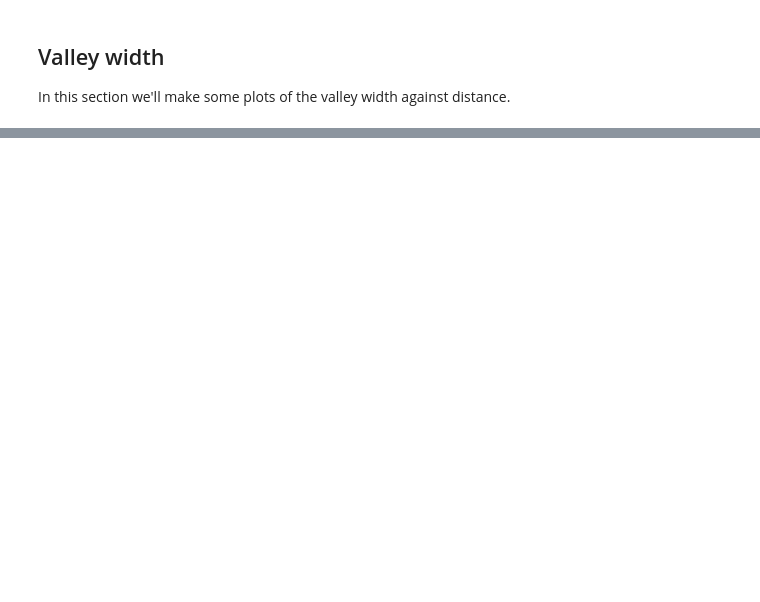
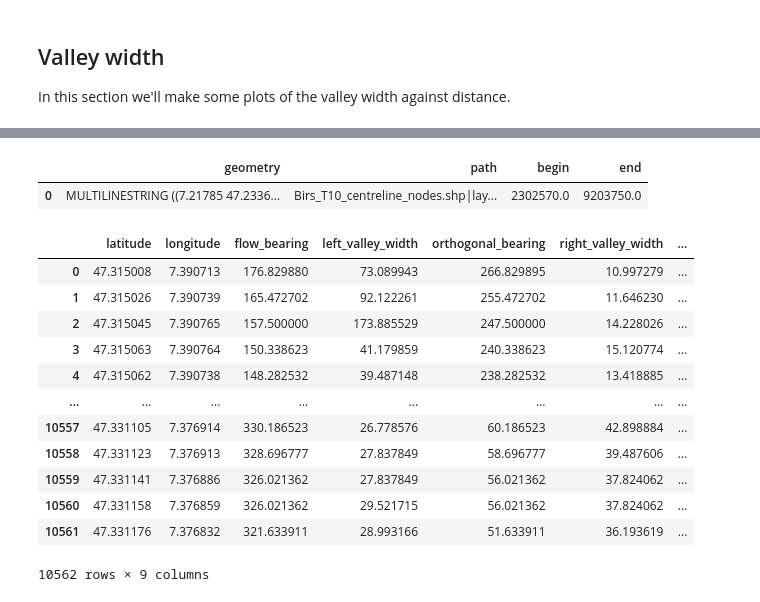
Before and after one commit to LSDtopotools/lsdtt_notebooks, a Jupyter notebook: lsdviztools/valley_analysis/plot-valley-analysis.ipynb, the cells around one changed output, grey strips where cells are left out. Cells and saved outputs as stored; diff of their text form; code cells hidden in the pictures; blank space fills up the shorter version.

```diff
--- a/lsdviztools/valley_analysis/plot-valley-analysis.ipynb
+++ b/lsdviztools/valley_analysis/plot-valley-analysis.ipynb
@@ -118,0 +141,17 @@ widths
+# %%
+# now read in the centreline to a geopandas geodataframe
+centreline = gpd.read_file(centreline_shp)
+centreline = centreline.dissolve()
+
+# get the centreline in UTM
+centreline_utm = centreline.to_crs(UTM_EPSG_code)
+# set up the pyproj transformer
+transformer = Transformer.from_crs("epsg:4326", UTM_EPSG_code)
+
+# set up the master dataframe for storing all the width data together
+widths = gpd.GeoDataFrame()
+# %%
+centreline
+# %% [output]
+|  | geometry | path | begin | end |
+| 0 | MULTILINESTRING ((7.21785 47.2336... | Birs_T10_centreline_nodes.shp|lay... | 2302570.0 | 9203750.0 |
@@ -118,0 +179,16 @@ widths
+# %%
+widths
+# %% [output]
+|  | latitude | longitude | flow_bearing | left_valley_width | orthogonal_bearing | right_valley_width | ... |
+| 0 | 47.315008 | 7.390713 | 176.829880 | 73.089943 | 266.829895 | 10.997279 | ... |
+| 1 | 47.315026 | 7.390739 | 165.472702 | 92.122261 | 255.472702 | 11.646230 | ... |
+| 2 | 47.315045 | 7.390765 | 157.500000 | 173.885529 | 247.500000 | 14.228026 | ... |
+| 3 | 47.315063 | 7.390764 | 150.338623 | 41.179859 | 240.338623 | 15.120774 | ... |
+| 4 | 47.315062 | 7.390738 | 148.282532 | 39.487148 | 238.282532 | 13.418885 | ... |
+| ... | ... | ... | ... | ... | ... | ... | ... |
+| 10557 | 47.331105 | 7.376914 | 330.186523 | 26.778576 | 60.186523 | 42.898884 | ... |
+| 10558 | 47.331123 | 7.376913 | 328.696777 | 27.837849 | 58.696777 | 39.487606 | ... |
+| 10559 | 47.331141 | 7.376886 | 326.021362 | 27.837849 | 56.021362 | 37.824062 | ... |
+| 10560 | 47.331158 | 7.376859 | 326.021362 | 29.521715 | 56.021362 | 37.824062 | ... |
+| 10561 | 47.331176 | 7.376832 | 321.633911 | 28.993166 | 51.633911 | 36.193619 | ... |
+10562 rows × 9 columns
```
Also changed, not shown: parts of 20 cells of this notebook.
